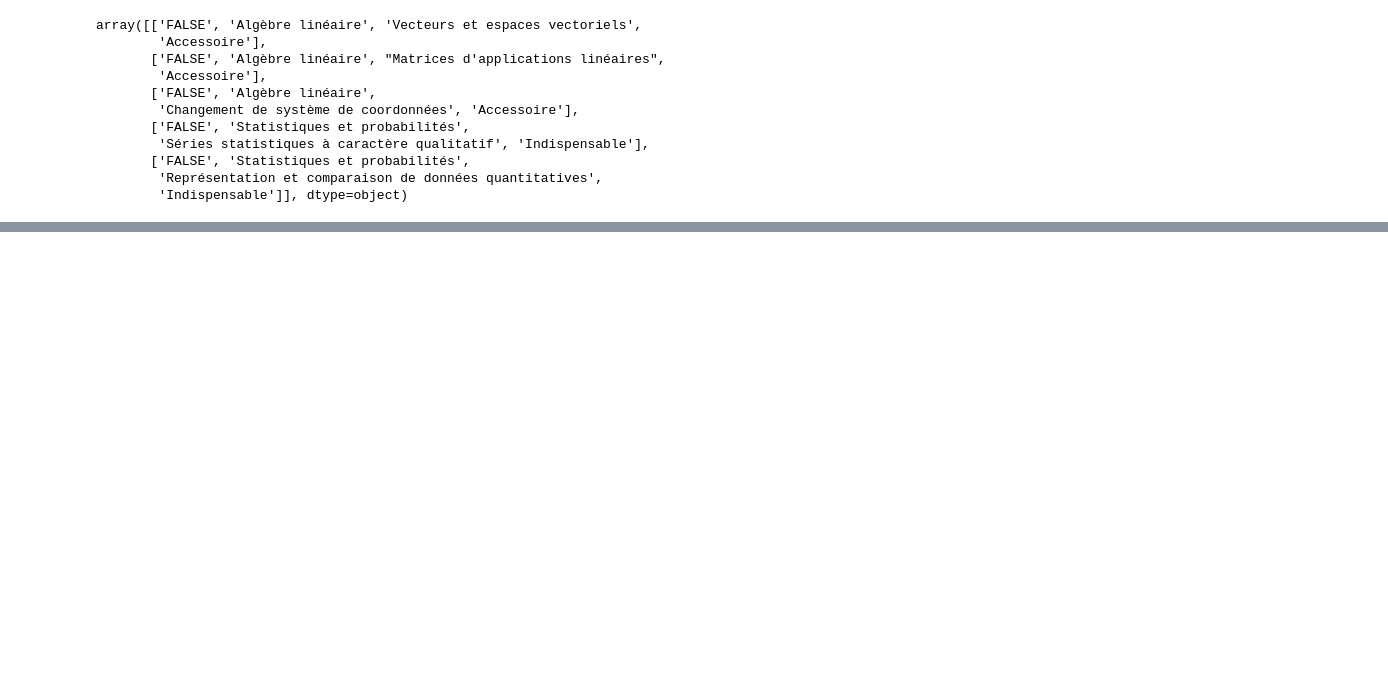
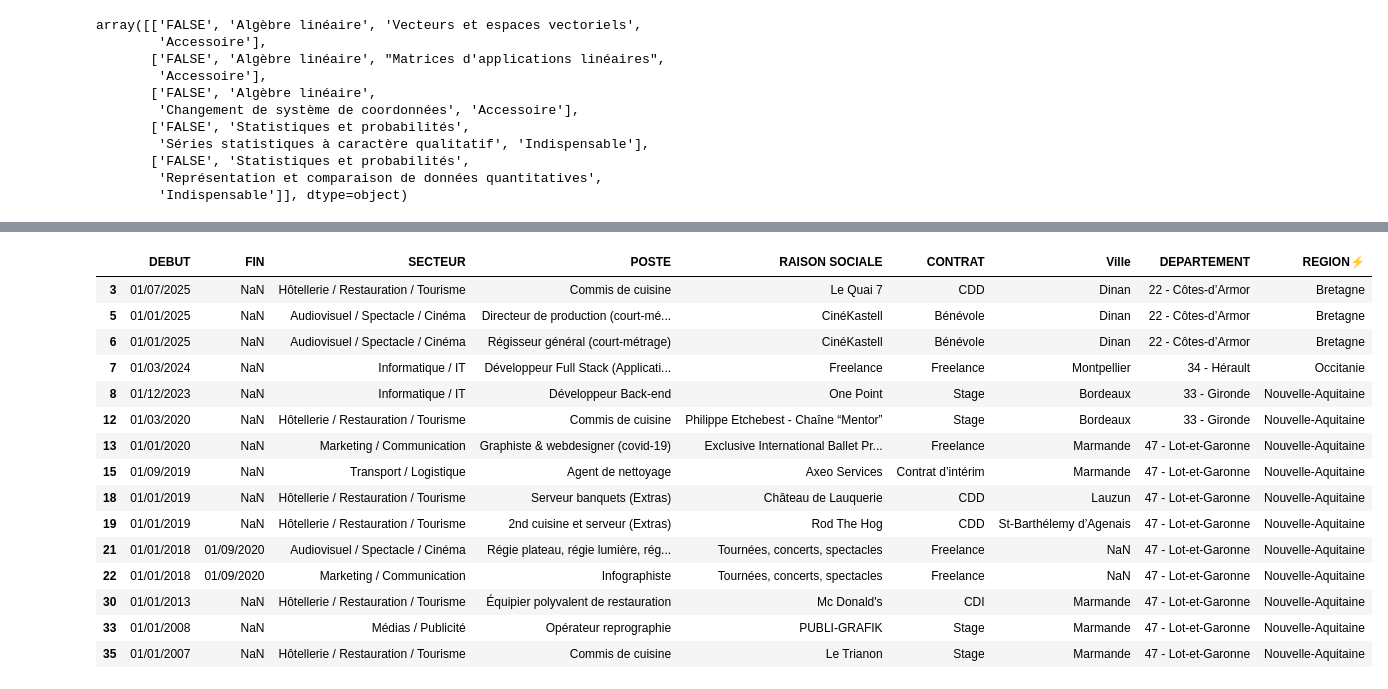
Before and after one commit to Boutzi/clean-slate, a Jupyter notebook: pandas.ipynb, the cells around one changed output, grey strips where cells are left out. Cells and saved outputs as stored; diff of their text form; code cells hidden in the pictures; blank space fills up the shorter version.

```diff
--- a/pandas.ipynb
+++ b/pandas.ipynb
@@ -47,0 +299,19 @@ array([['FALSE', 'Algèbre linéaire', 'Vecteurs et espaces vectoriels',
+# %%
+work.loc[work.isna().any(axis=1)]
+# %% [output]
+|  | DEBUT | FIN | SECTEUR | POSTE | RAISON SOCIALE | CONTRAT | Ville | DEPARTEMENT | REGION⚡ |
+| 3 | 01/07/2025 | NaN | Hôtellerie / Restauration / Tourisme | Commis de cuisine | Le Quai 7 | CDD | Dinan | 22 - Côtes-d’Armor | Bretagne |
+| 5 | 01/01/2025 | NaN | Audiovisuel / Spectacle / Cinéma | Directeur de production (court-mé... | CinéKastell | Bénévole | Dinan | 22 - Côtes-d’Armor | Bretagne |
+| 6 | 01/01/2025 | NaN | Audiovisuel / Spectacle / Cinéma | Régisseur général (court-métrage) | CinéKastell | Bénévole | Dinan | 22 - Côtes-d’Armor | Bretagne |
+| 7 | 01/03/2024 | NaN | Informatique / IT | Développeur Full Stack (Applicati... | Freelance | Freelance | Montpellier | 34 - Hérault | Occitanie |
+| 8 | 01/12/2023 | NaN | Informatique / IT | Développeur Back-end | One Point | Stage | Bordeaux | 33 - Gironde | Nouvelle-Aquitaine |
+| 12 | 01/03/2020 | NaN | Hôtellerie / Restauration / Tourisme | Commis de cuisine | Philippe Etchebest - Chaîne “Mentor” | Stage | Bordeaux | 33 - Gironde | Nouvelle-Aquitaine |
+| 13 | 01/01/2020 | NaN | Marketing / Communication | Graphiste & webdesigner (covid-19) | Exclusive International Ballet Pr... | Freelance | Marmande | 47 - Lot-et-Garonne | Nouvelle-Aquitaine |
+| 15 | 01/09/2019 | NaN | Transport / Logistique | Agent de nettoyage | Axeo Services | Contrat d’intérim | Marmande | 47 - Lot-et-Garonne | Nouvelle-Aquitaine |
+| 18 | 01/01/2019 | NaN | Hôtellerie / Restauration / Tourisme | Serveur banquets (Extras) | Château de Lauquerie | CDD | Lauzun | 47 - Lot-et-Garonne | Nouvelle-Aquitaine |
+| 19 | 01/01/2019 | NaN | Hôtellerie / Restauration / Tourisme | 2nd cuisine et serveur (Extras) | Rod The Hog | CDD | St-Barthélemy d’Agenais | 47 - Lot-et-Garonne | Nouvelle-Aquitaine |
+| 21 | 01/01/2018 | 01/09/2020 | Audiovisuel / Spectacle / Cinéma | Régie plateau, régie lumière, rég... | Tournées, concerts, spectacles | Freelance | NaN | 47 - Lot-et-Garonne | Nouvelle-Aquitaine |
+| 22 | 01/01/2018 | 01/09/2020 | Marketing / Communication | Infographiste | Tournées, concerts, spectacles | Freelance | NaN | 47 - Lot-et-Garonne | Nouvelle-Aquitaine |
+| 30 | 01/01/2013 | NaN | Hôtellerie / Restauration / Tourisme | Équipier polyvalent de restauration | Mc Donald's | CDI | Marmande | 47 - Lot-et-Garonne | Nouvelle-Aquitaine |
+| 33 | 01/01/2008 | NaN | Médias / Publicité | Opérateur reprographie | PUBLI-GRAFIK | Stage | Marmande | 47 - Lot-et-Garonne | Nouvelle-Aquitaine |
+| 35 | 01/01/2007 | NaN | Hôtellerie / Restauration / Tourisme | Commis de cuisine | Le Trianon | Stage | Marmande | 47 - Lot-et-Garonne | Nouvelle-Aquitaine |
```
Also changed, not shown: parts of 30 cells of this notebook, 1 other file.
